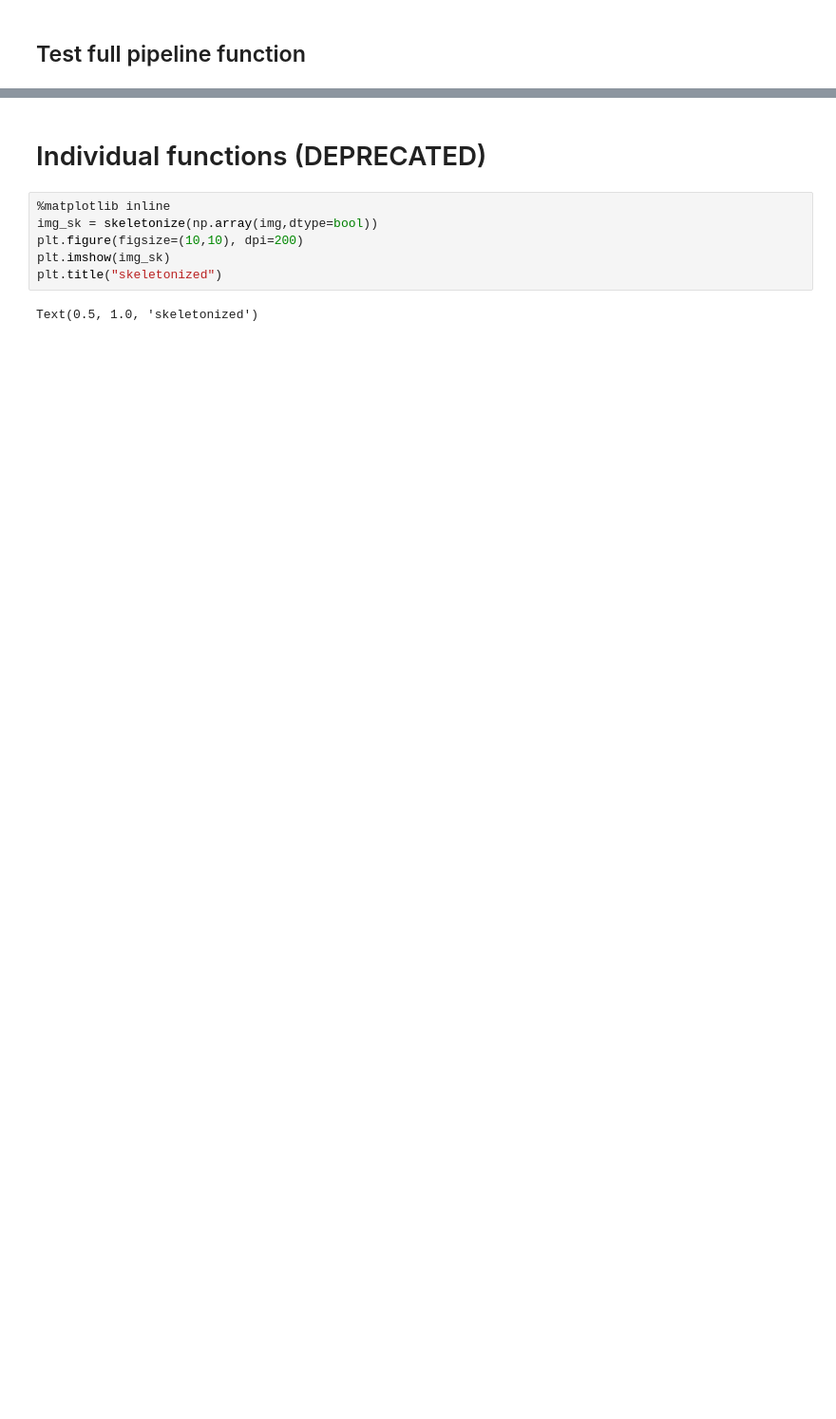
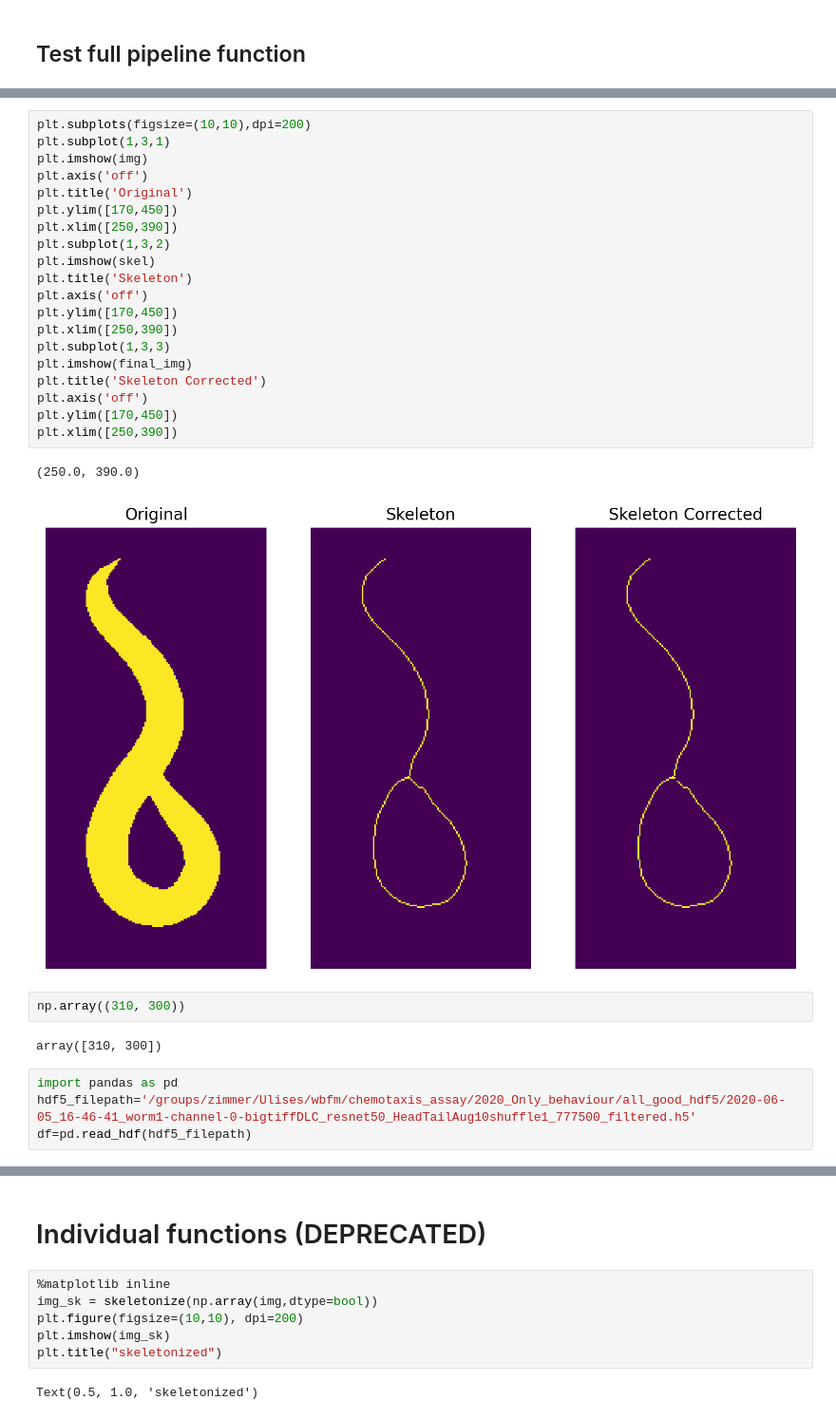
Before and after one commit to Charles-Fieseler-Vienna/remove_cycle_from_skeleton, a Jupyter notebook: skeletonization_tests.ipynb, the cells around one changed output, grey strips where cells are left out. Shown: that part at 95% size. Drawn from its saved outputs; the diff is of its cells as text; blank space fills up the shorter version.

```diff
--- a/skeletonization_tests.ipynb
+++ b/skeletonization_tests.ipynb
@@ -41,0 +56,31 @@ Text(0.5, 1.0, 'Skeleton with cycle removed (zoomed)')
+# %%
+plt.subplots(figsize=(10,10),dpi=200)
+plt.subplot(1,3,1)
+plt.imshow(img)
+plt.axis('off')
+plt.title('Original')
+plt.ylim([170,450])
+plt.xlim([250,390])
+plt.subplot(1,3,2)
+plt.imshow(skel)
+plt.title('Skeleton')
+plt.axis('off')
+plt.ylim([170,450])
+plt.xlim([250,390])
+plt.subplot(1,3,3)
+plt.imshow(final_img)
+plt.title('Skeleton Corrected')
+plt.axis('off')
+plt.ylim([170,450])
+plt.xlim([250,390])
+# %% [output]
+(250.0, 390.0)
+[figure, added]
+# %%
+np.array((310, 300))
+# %% [output]
+array([310, 300])
+# %%
+import pandas as pd
+hdf5_filepath='/groups/zimmer/Ulises/wbfm/chemotaxis_assay/2020_Only_behaviour/all_good_hdf5/2020-06-05_16-46-41_worm1-channel-0-bigtiffDLC_resnet50_HeadTailAug10shuffle1_777500_filtered.h5'
+df=pd.read_hdf(hdf5_filepath)
```
Also changed, not shown: parts of 10 cells of this notebook.
